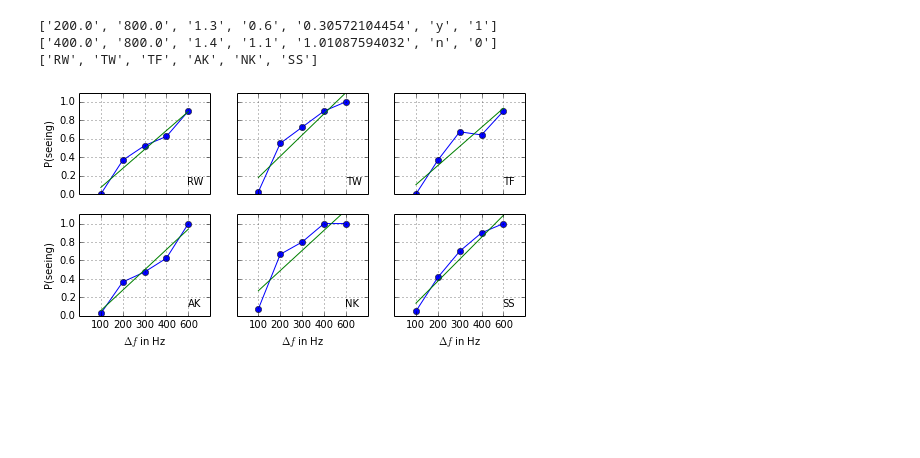
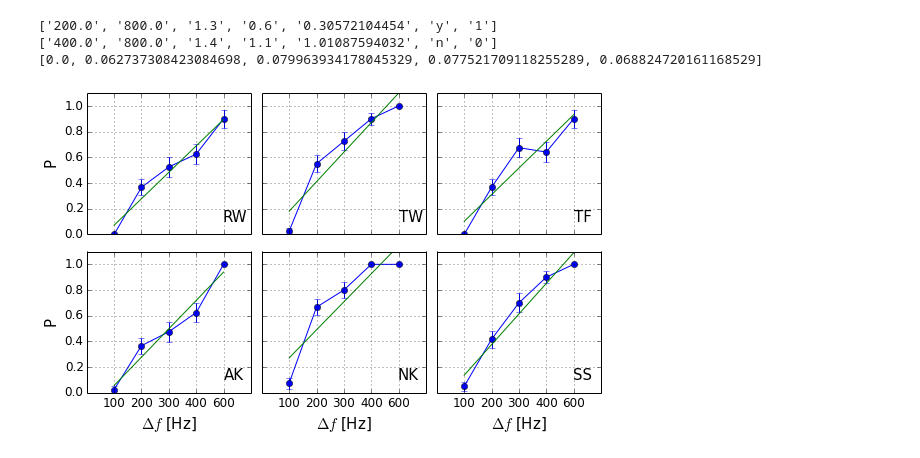
Before and after one commit to wachtlerlab/RWeiss, a Jupyter notebook: Auswertung_vergleiche.ipynb, the cells around one changed output. Drawn from its saved outputs; the diff is of its cells as text; code cells hidden in the pictures; blank space fills up the shorter version.

Commit message:
figures bugfix

```diff
--- a/Auswertung_vergleiche.ipynb
+++ b/Auswertung_vergleiche.ipynb
@@ -10,6 +10,7 @@ for filename in glob.glob('/home/weiss/data/*.csv'):
     files.append(filename)
 
 names = [filename[17:19] for filename in files]
+sems = []
 legend = list(names)
 i = 0
 
@@ -61,45 +62,51 @@ for filename in files:
     d_all['overall\ncorrectness'] = (1, round(float(seen)/trials, 3))
     d_all['false\npositives'] = (1, 1-round(float(catchseen)/catchtrials, 3))
     names[i] = d_delta.copy()
+    sems.append([stats.sem(concatenate((ones((d_delta[key][1])),zeros(((d_delta[key][0]-d_delta[key][1])))))) for key in sorted(d_delta)])
     i += 1
 
-f, p = plt.subplots(2, 3, figsize=(8,4), sharex=True, sharey=True)
+f, p = plt.subplots(2, 3, figsize=(8,5), sharex=True, sharey=True)
+
+print sems[0]
 
 for i in range(3):
-    p[0,i].plot(range(len(names[i])), [float(names[i][key][1])/names[i][key][0] for key in sorted(names[i])], '-o', label=legend[i])
+    p[0,i].errorbar(range(len(names[i])), [float(names[i][key][1])/names[i][key][0] for key in sorted(names[i])], marker='o', label=legend[i], yerr=list(sems[i]), ecolor='b')
     line = stats.linregress(range(len(names[i])), [float(names[i][key][1])/names[i][key][0] for key in sorted(names[i])])
     x = range(len(names[i]))
     p[0,i].plot(x, [line[0]*x+line[1] for x in range(len(names[i]))])
     p[0,i].set_xticks(range(len(names[i])))
     p[0,i].set_xticklabels(sorted(names[i]))
-    p[0,0].set_ylabel('P(seeing)')
+    p[0,0].set_ylabel('P', fontsize=15)
     p[0,i].grid()
-    p[0,i].text(4, .1, legend[i])
+    p[0,i].text(4, .1, legend[i], fontsize=15)
     #p[0,i].legend(loc='lower right')
     p[0,i].set_ylim(0,1.1)
     p[0,i].set_xlim(-1, 5)
+    p[0,i].tick_params(labelsize=12)
 
 
 for i in range(3):
-    p[1,i].plot(range(len(names[i])), [float(names[i+3][key][1])/names[i+3][key][0] for key in sorted(names[i])], '-o', label=legend[i+3])
+    p[1,i].errorbar(range(len(names[i])), [float(names[i+3][key][1])/names[i+3][key][0] for key in sorted(names[i])], marker='o', yerr=list(sems[i+3]), label=legend[i+3])
     p[1,i].set_xticks(range(len(names[i])))
     p[1,i].set_xticklabels(sorted(names[i]))
     line = stats.linregress(range(len(names[i])), [float(names[i+3][key][1])/names[i+3][key][0] for key in sorted(names[i])])
     x = range(len(names[i]))
     p[1,i].plot(x, [line[0]*x+line[1] for x in range(len(names[i]))])
-    p[1,0].set_ylabel('P(seeing)')
-    p[1,i].set_xlabel('$\Delta f$ in Hz')
+    p[1,0].set_ylabel('P', fontsize=15)
+    p[1,i].set_xlabel('$\Delta f$ [Hz]', fontsize=15)
     p[1,i].grid()
-    p[1,i].text(4, .1, legend[i+3])
+    p[1,i].text(4, .1, legend[i+3], fontsize=15)
     #p[1,i].legend(loc='lower right')
     p[1,i].set_ylim(0,1.1)
     p[1,i].set_xlim(-1, 5)
+    p[1,i].tick_params(labelsize=12)
 
-print legend
 
-#plt.savefig('/home/weiss/Downloads/vergleiche.pdf')
+
+plt.tight_layout()
+#plt.savefig('/home/weiss/ba/figures/vergleiche.pdf')
 # %% [output]
 ['200.0', '800.0', '1.3', '0.6', '0.30572104454', 'y', '1']
 ['400.0', '800.0', '1.4', '1.1', '1.01087594032', 'n', '0']
-['RW', 'TW', 'TF', 'AK', 'NK', 'SS']
+[0.0, 0.062737308423084698, 0.079963934178045329, 0.077521709118255289, 0.068824720161168529]
-[figure, old version]
+[figure, new version]
```
Also changed, not shown: 21 other files.
